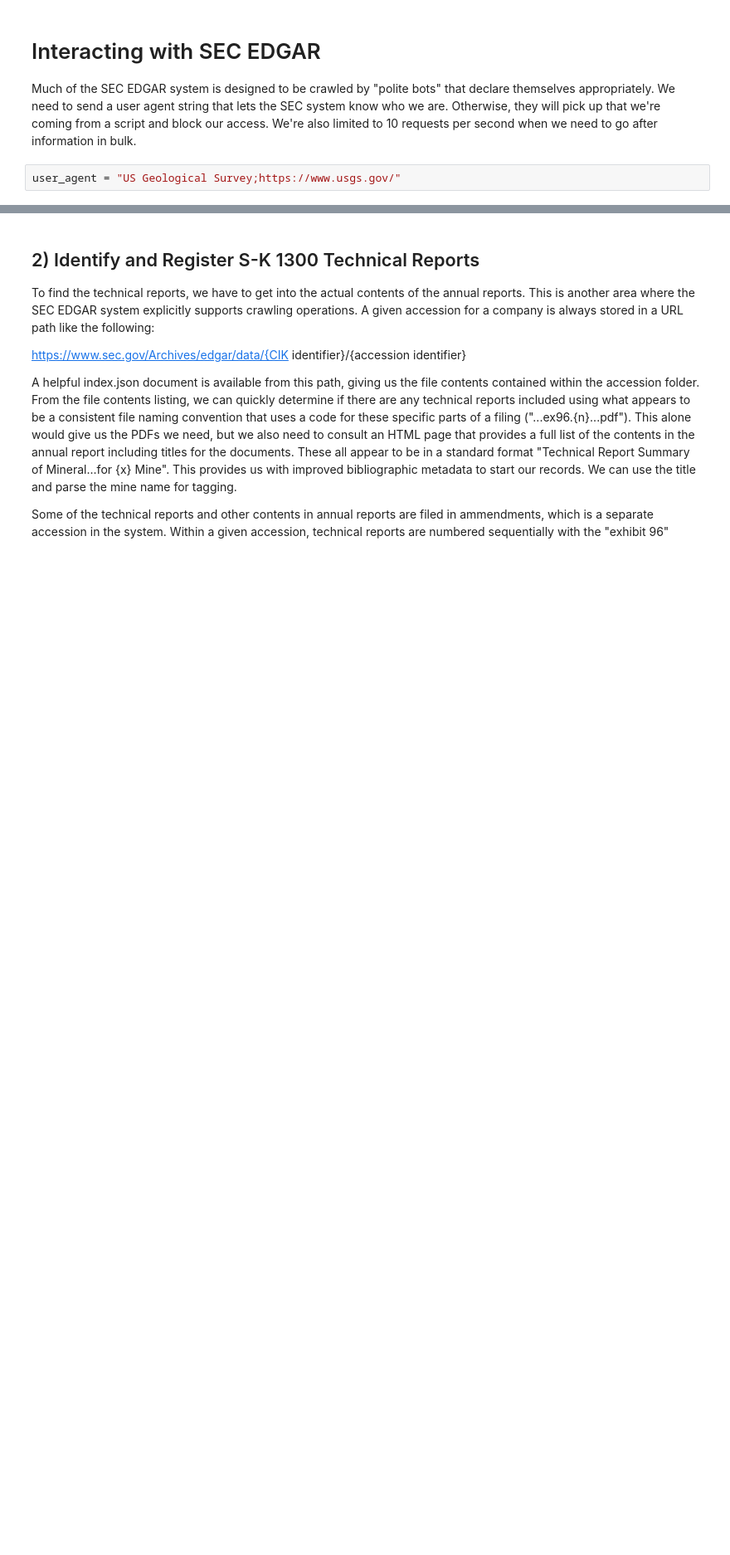
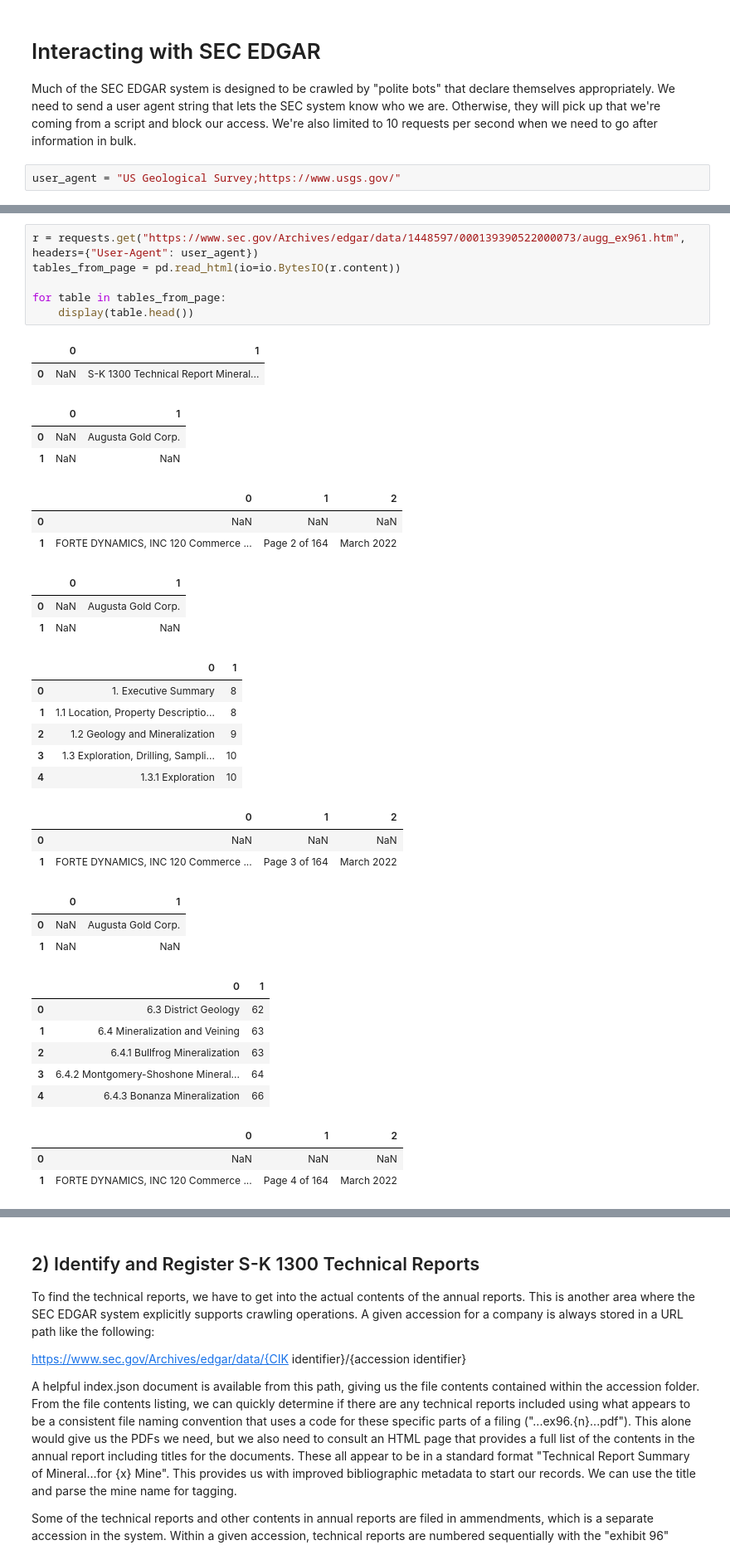
Before and after one commit to skybristol/experiments, a Jupyter notebook: SEC EDGAR.ipynb, the cells around one changed output, grey strips where cells are left out. Shown at 83% size. Cells and saved outputs as stored; diff of their text form; blank space fills up the shorter version.

Commit message:
Lots of new methods toward automating the SEC EDGAR process

```diff
--- a/SEC EDGAR.ipynb
+++ b/SEC EDGAR.ipynb
@@ -181,0 +262,39 @@ Since we have to run this as a multi-part process that is essentially adding dat
+# %%
+r = requests.get("https://www.sec.gov/Archives/edgar/data/1448597/000139390522000073/augg_ex961.htm", headers={"User-Agent": user_agent})
+tables_from_page = pd.read_html(io=io.BytesIO(r.content))
+
+for table in tables_from_page:
+    display(table.head())
+# %% [output]
+|  | 0 | 1 |
+| 0 | NaN | S-K 1300 Technical Report Mineral... |
+|  | 0 | 1 |
+| 0 | NaN | Augusta Gold Corp. |
+| 1 | NaN | NaN |
+|  | 0 | 1 | 2 |
+| 0 | NaN | NaN | NaN |
+| 1 | FORTE DYNAMICS, INC 120 Commerce ... | Page 2 of 164 | March 2022 |
+|  | 0 | 1 |
+| 0 | NaN | Augusta Gold Corp. |
+| 1 | NaN | NaN |
+|  | 0 | 1 |
+| 0 | 1. Executive Summary | 8 |
+| 1 | 1.1 Location, Property Descriptio... | 8 |
+| 2 | 1.2 Geology and Mineralization | 9 |
+| 3 | 1.3 Exploration, Drilling, Sampli... | 10 |
+| 4 | 1.3.1 Exploration | 10 |
+|  | 0 | 1 | 2 |
+| 0 | NaN | NaN | NaN |
+| 1 | FORTE DYNAMICS, INC 120 Commerce ... | Page 3 of 164 | March 2022 |
+|  | 0 | 1 |
+| 0 | NaN | Augusta Gold Corp. |
+| 1 | NaN | NaN |
+|  | 0 | 1 |
+| 0 | 6.3 District Geology | 62 |
+| 1 | 6.4 Mineralization and Veining | 63 |
+| 2 | 6.4.1 Bullfrog Mineralization | 63 |
+| 3 | 6.4.2 Montgomery-Shoshone Mineral... | 64 |
+| 4 | 6.4.3 Bonanza Mineralization | 66 |
+|  | 0 | 1 | 2 |
+| 0 | NaN | NaN | NaN |
+| 1 | FORTE DYNAMICS, INC 120 Commerce ... | Page 4 of 164 | March 2022 |
```
Also changed, not shown: parts of 18 cells of this notebook.
